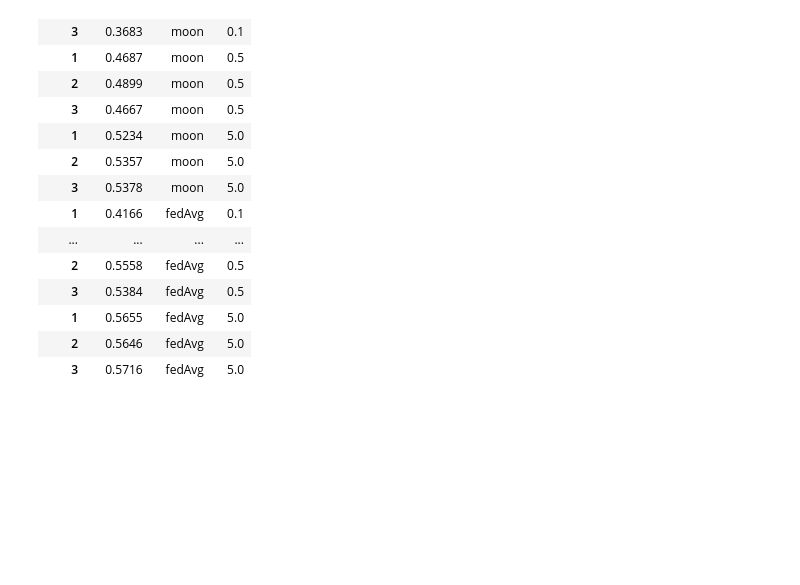
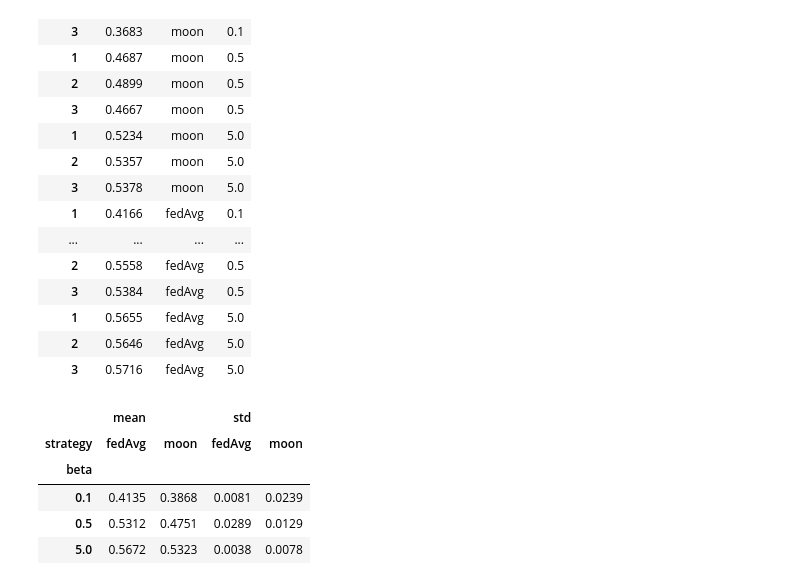
Before and after one commit to minaremeli/MOON, a Jupyter notebook: Experiments evaluation.ipynb, the cells around one changed output. Drawn from its saved outputs; the diff is of its cells as text; code cells hidden in the pictures; blank space fills up the shorter version.

```diff
--- a/Experiments evaluation.ipynb
+++ b/Experiments evaluation.ipynb
@@ -394,3 +399,15 @@ heterogeneity_accs_df
 | 1 | 0.5655 | fedAvg | 5.0 |
 | 2 | 0.5646 | fedAvg | 5.0 |
 | 3 | 0.5716 | fedAvg | 5.0 |
+# %%
+hetero_summary = heterogeneity_accs_df.groupby(['strategy', 'beta']).agg(['mean', 'std'])\
+                     .pivot_table(values='accuracy', index=['beta'], columns=['strategy'])\
+                     .style.format('{:.4f}')
+hetero_summary
+# %% [output]
+|  | mean |  | std |  |
+| strategy | fedAvg | moon | fedAvg | moon |
+| beta |  |  |  |  |
+| 0.1 | 0.4135 | 0.3868 | 0.0081 | 0.0239 |
+| 0.5 | 0.5312 | 0.4751 | 0.0289 | 0.0129 |
+| 5.0 | 0.5672 | 0.5323 | 0.0038 | 0.0078 |
```
Also changed, not shown: parts of 13 cells of this notebook, 2 other files.
